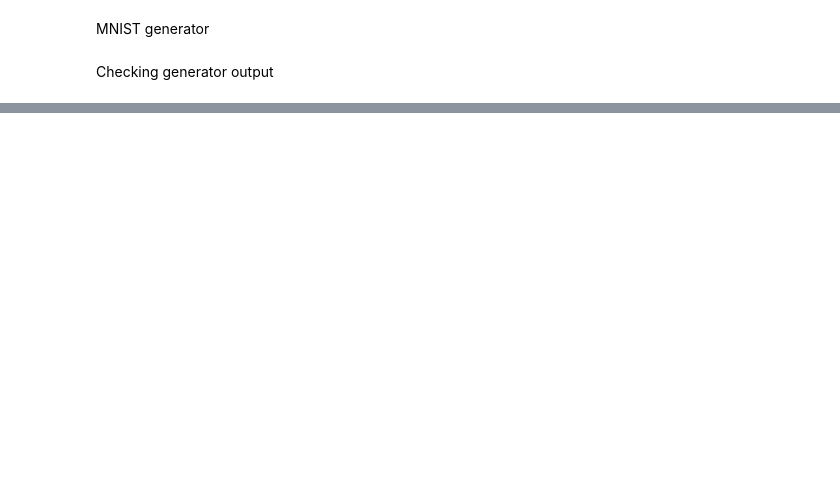
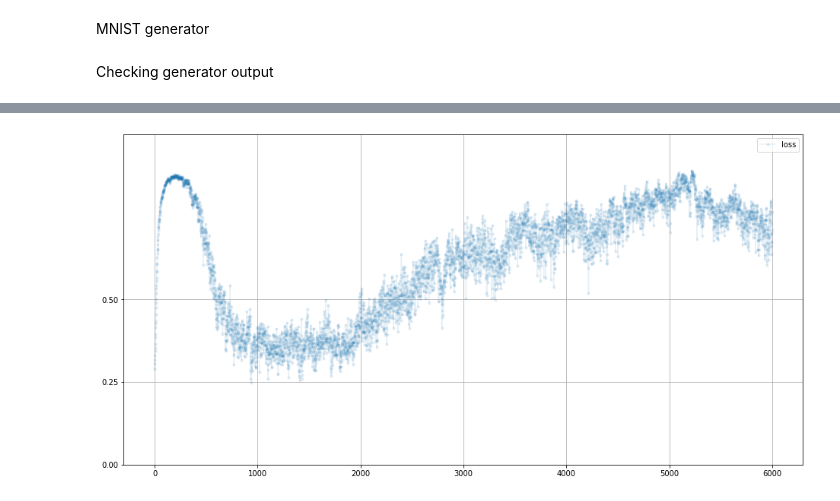
Before and after one commit to Azuremis/make_your_first_gan_with_pytorch, a Jupyter notebook: handwritten_digits.ipynb, the cells around one changed output, grey strips where cells are left out. Saved outputs shown, nothing was run; the diff lists cells and outputs as text; code cells hidden in the pictures; blank space fills up the shorter version.

```diff
--- a/handwritten_digits.ipynb
+++ b/handwritten_digits.ipynb
@@ -228,0 +270,5 @@ plt.imshow(img, interpolation="none", cmap="Blues")
+# %%
+# plot generator loss
+Gen.plot_progress()
+# %% [output]
+[figure, added]
```
Also changed, not shown: parts of 10 cells of this notebook.
